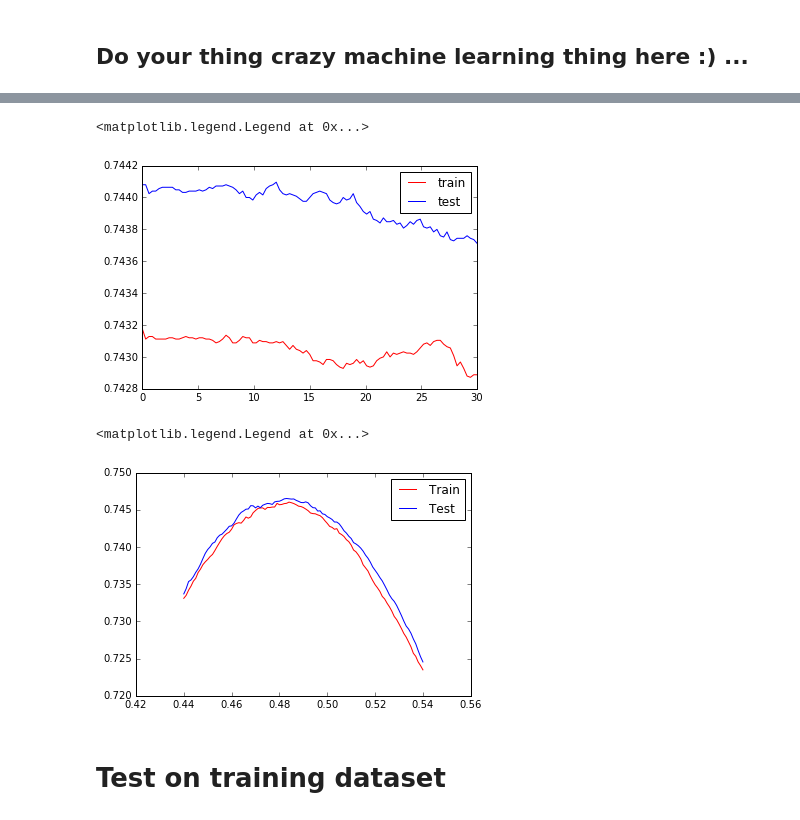
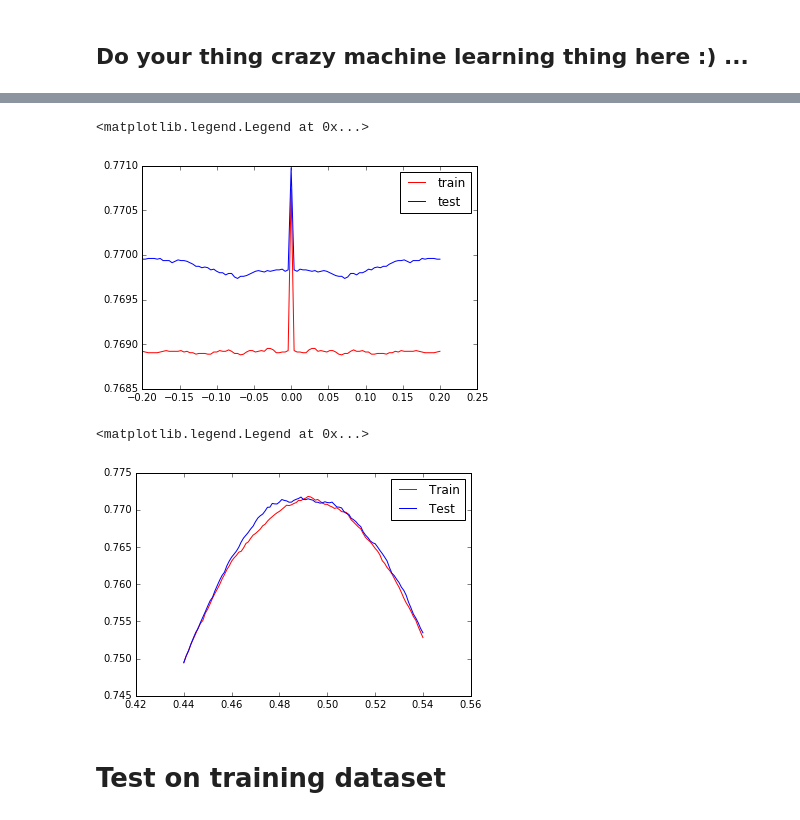
Before and after one commit to deatinor/MachineLearningP1, a Jupyter notebook: scripts/project1.ipynb, the cells around one changed output, grey strips where cells are left out. Drawn from its saved outputs; the diff is of its cells as text; code cells hidden in the pictures.

```diff
--- a/scripts/project1.ipynb
+++ b/scripts/project1.ipynb
@@ -195,3 +196,15 @@ tX=np.delete(tX_starting,drop_columns,axis=1)
 tX.shape
 # %% [output]
 (250000, 30)
+# %%
+def build_poly(tX,degree,ones=True):
+    # Add ones column
+    if ones:
+        ones=np.ones(tX.shape[0]).reshape([tX.shape[0],1])
+        tX=np.concatenate((tX,ones),axis=1)
+    for i in range(2,degree+1):
+        tX=np.concatenate((tX,tX[:,range(30)]**i),axis=1)
+    return tX
+# %%
+tX=build_poly(tX,2)
+tX.shape
@@ -401,21 +419,21 @@ print(mse,w)
 # %%
 perc_tr=[]
 perc_te=[]
 
-lambdas = np.linspace(0,30,101)
+lambdas = np.linspace(-0.2,0.2,101)
 for lamb in lambdas:
     mse,w=ridge_regression(y_train,tX_train,lamb)
 
     perc_tr.append(evaluate(y_train,tX_train,w))
     perc_te.append(evaluate(y_test,tX_test,w))
 
 
 plt.plot(lambdas,perc_tr,label='train',color='r')
 plt.plot(lambdas,perc_te,label='test')
 plt.legend()
 # %% [output]
 <matplotlib.legend.Legend at 0x...>
-[figure, old version]
+[figure, new version]
 # %%
 # Basic implementation of logistic regression using the least squares
 def logistic_regression(y,tx,tx_test,threshold=0.5):
@@ -447,7 +465,7 @@ plt.plot(thresholds,perc_log_te,'b',label='Test')
 plt.legend()
 # %% [output]
 <matplotlib.legend.Legend at 0x...>
-[figure, old version]
+[figure, new version]
 # %% [markdown]
 # Test on training dataset
 # %%
```
Also changed, not shown: parts of 11 cells of this notebook.
